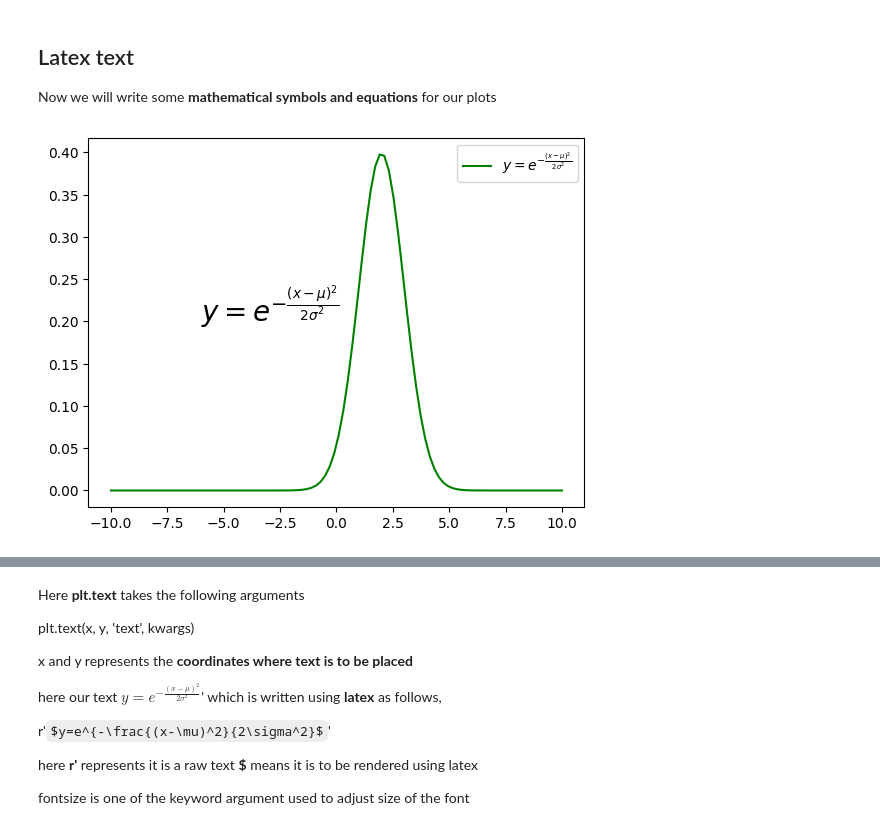
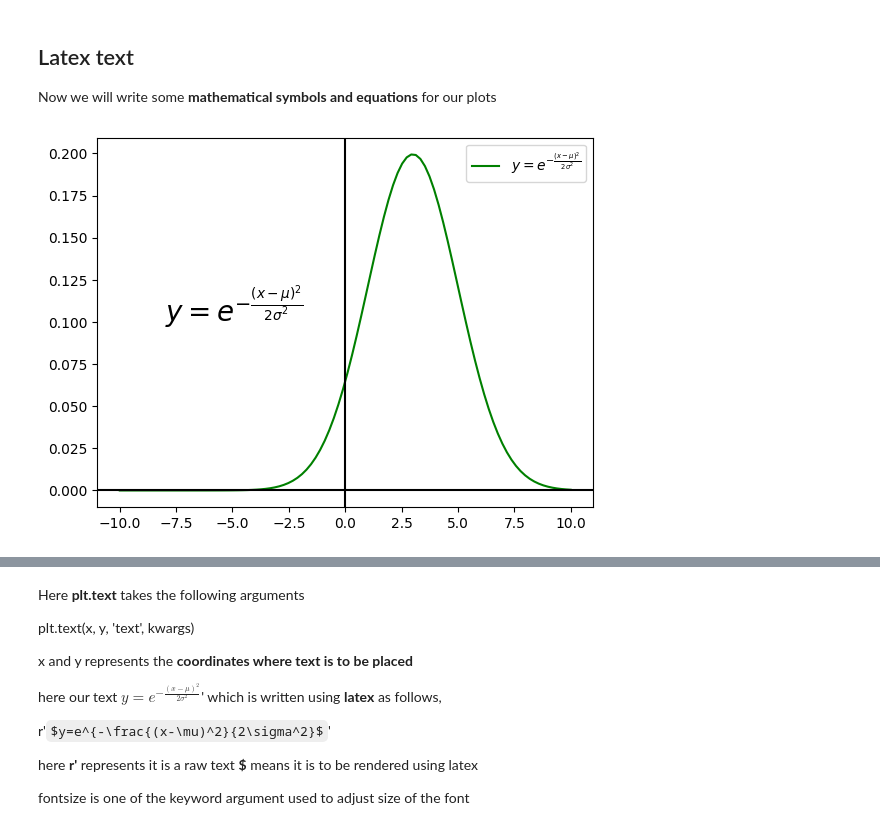
Before and after one commit to Feymankamal/python_basics, a Jupyter notebook: python_basics.ipynb, the cells around one changed output, grey strips where cells are left out. Saved outputs shown, nothing was run; the diff lists cells and outputs as text; code cells hidden in the pictures; some formulas as TeX source.

```diff
--- a/python_basics.ipynb
+++ b/python_basics.ipynb
@@ -564,12 +596,14 @@ plt.show()
 Now we will write some **mathematical symbols and  equations** for our plots
 # %%
 x=np.linspace(-10,10,100)
-mu=2
-sigma=1
+mu=3
+sigma=2
 y_gauss=np.exp(-(x-mu)**2/(2*sigma**2))/np.sqrt(2*np.pi*sigma**2)
 plt.plot(x,y_gauss, 'g-', label=r'$y=e^{-\frac{(x-\mu)^2}{2\sigma^2}}$')
-plt.text(-6.0,0.2, r'$y=e^{-\frac{(x-\mu)^2}{2\sigma^2}}$', fontsize=20)
+plt.text(-8.0,0.1, r'$y=e^{-\frac{(x-\mu)^2}{2\sigma^2}}$', fontsize=20)
+plt.axvline(color='black')
+plt.axhline(color='black')
 plt.legend(loc='upper right')
 plt.show()
 # %% [output]
-[figure, old version]
+[figure, new version]
```
Also changed, not shown: parts of 8 cells of this notebook.
